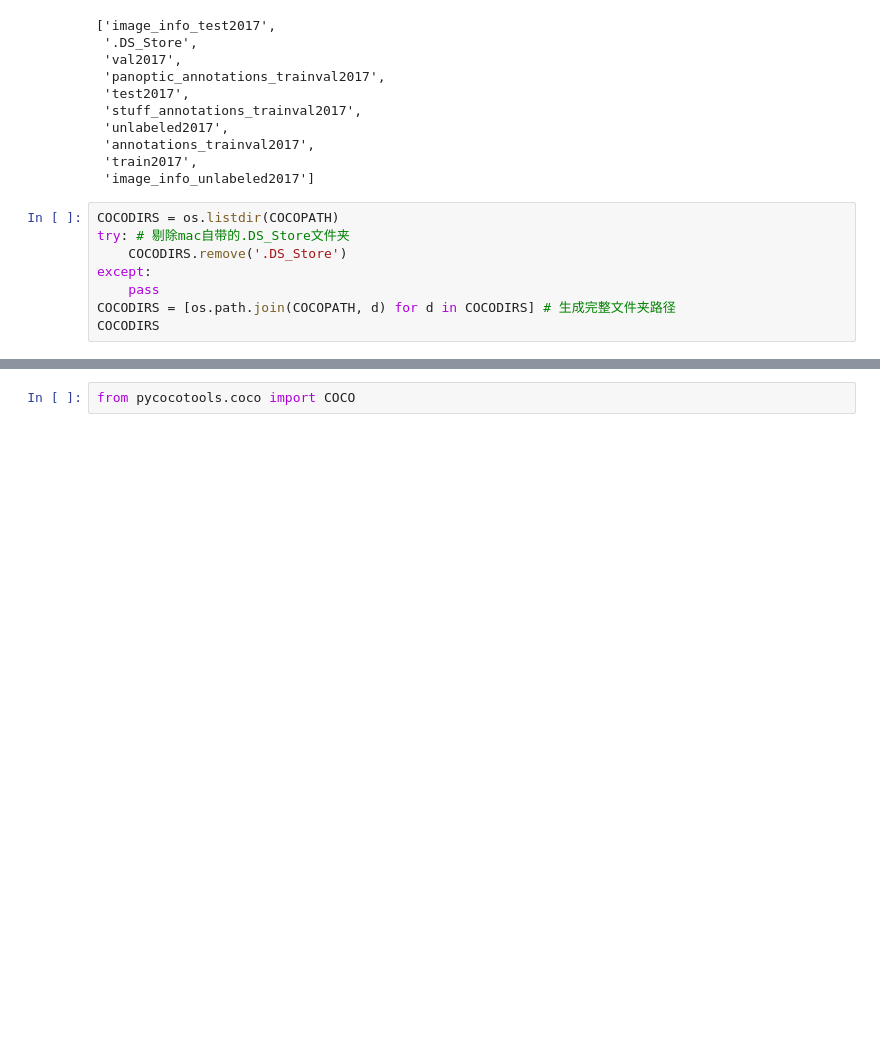
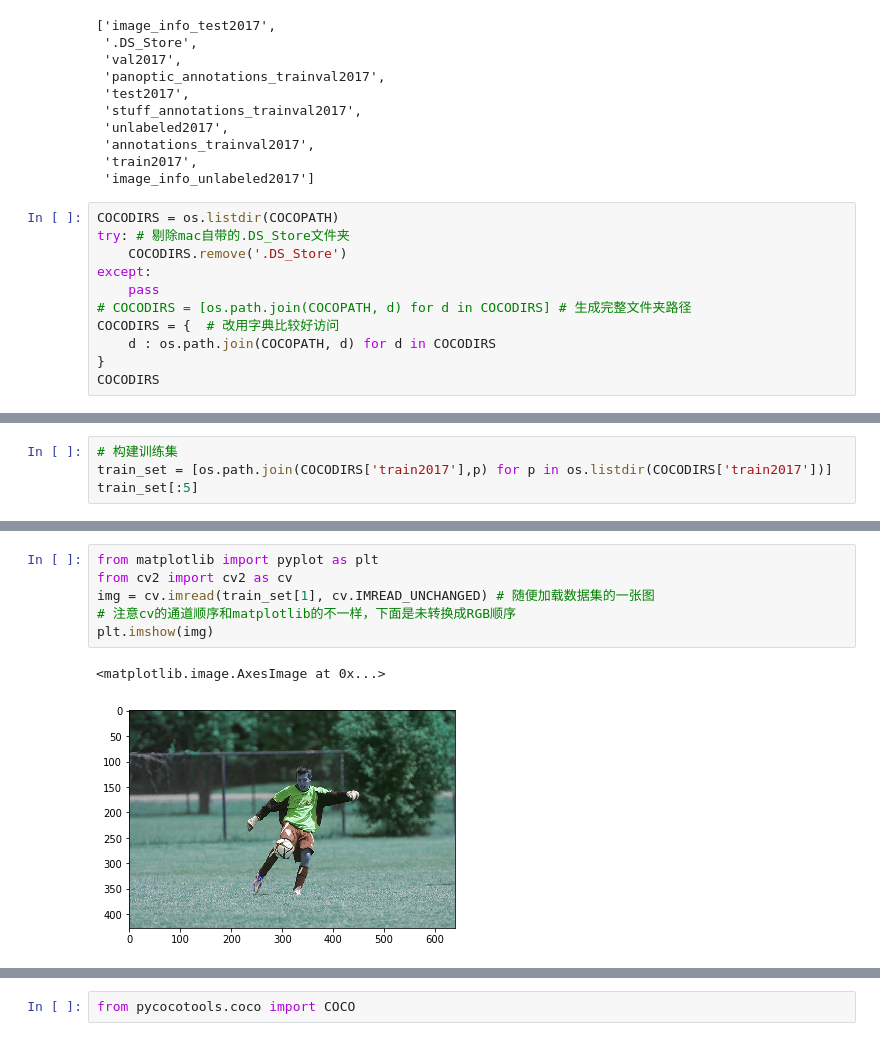
Before and after one commit to rg4sun/COCO_ABC, a Jupyter notebook: glance_through_COCO.ipynb, the cells around one changed output, grey strips where cells are left out. Saved outputs shown, nothing was run; the diff lists cells and outputs as text; blank space fills up the shorter version.

```diff
--- a/glance_through_COCO.ipynb
+++ b/glance_through_COCO.ipynb
@@ -48,6 +48,9 @@ try: # 剔除mac自带的.DS_Store文件夹
     COCODIRS.remove('.DS_Store')
 except:
     pass
-COCODIRS = [os.path.join(COCOPATH, d) for d in COCODIRS] # 生成完整文件夹路径
+# COCODIRS = [os.path.join(COCOPATH, d) for d in COCODIRS] # 生成完整文件夹路径
+COCODIRS = {  # 改用字典比较好访问
+    d : os.path.join(COCOPATH, d) for d in COCODIRS
+}
 COCODIRS
 # %% [output]
@@ -62,0 +66,4 @@ COCODIRS
+# %%
+# 构建训练集
+train_set = [os.path.join(COCODIRS['train2017'],p) for p in os.listdir(COCODIRS['train2017'])]
+train_set[:5]
@@ -62,0 +89,9 @@ COCODIRS
+# %%
+from matplotlib import pyplot as plt
+from cv2 import cv2 as cv
+img = cv.imread(train_set[1], cv.IMREAD_UNCHANGED) # 随便加载数据集的一张图
+# 注意cv的通道顺序和matplotlib的不一样，下面是未转换成RGB顺序
+plt.imshow(img)
+# %% [output]
+<matplotlib.image.AxesImage at 0x...>
+[figure, added]
```
Also changed, not shown: parts of 4 cells of this notebook.
